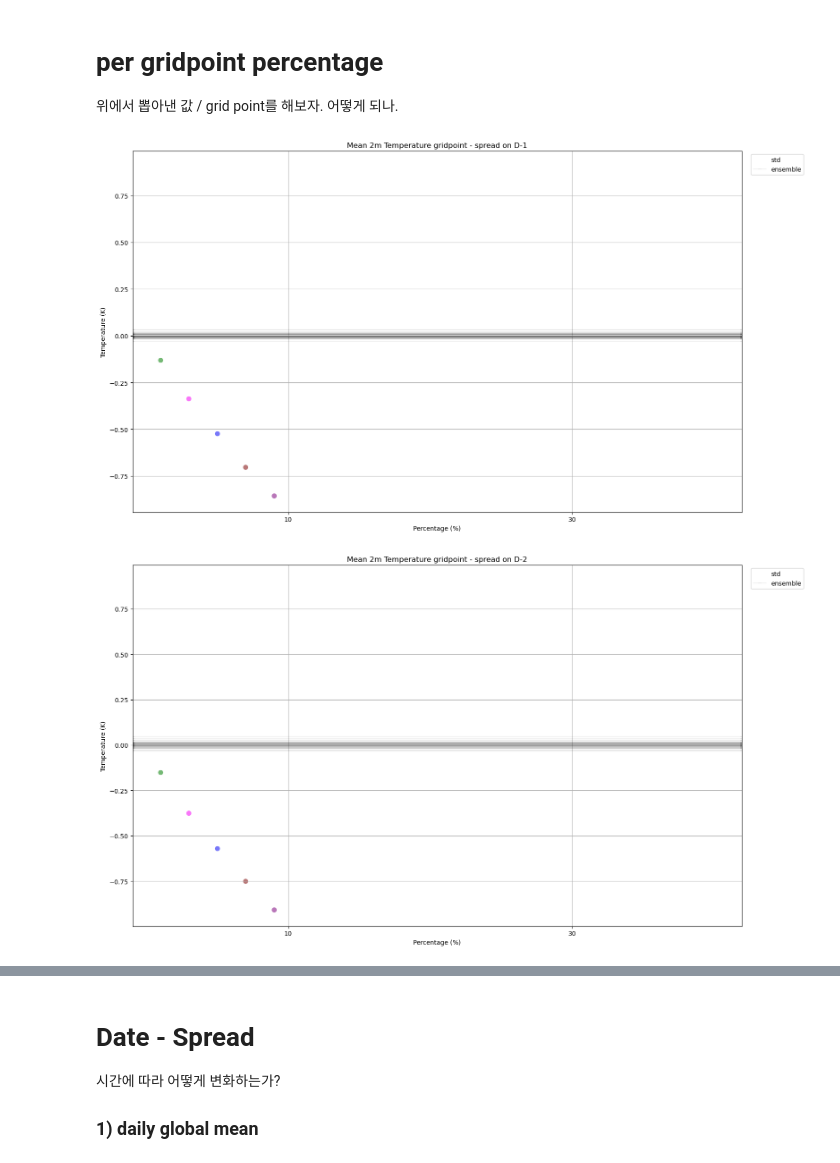
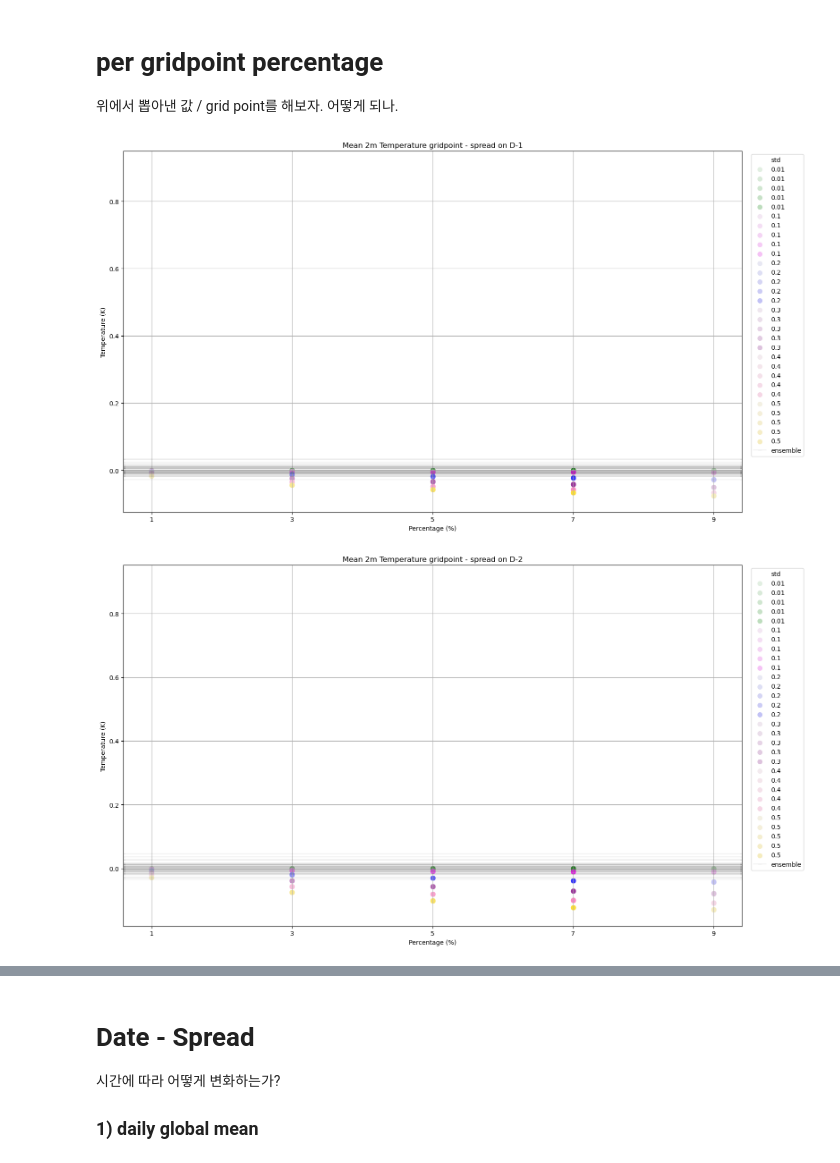
Before and after one commit to HisKim1/his_graphcast, a Jupyter notebook: spread/GC_spread_intensity.ipynb, the cells around one changed output, grey strips where cells are left out. Cells and saved outputs as stored; diff of their text form; code cells hidden in the pictures.

```diff
--- a/spread/GC_spread_intensity.ipynb
+++ b/spread/GC_spread_intensity.ipynb
@@ -46,7 +46,7 @@ for key, value in target_var.items():
     nwp_mean[key] = nwp[key].mean(dim="ensemble")
     nwp[key] -= nwp_mean[key]
 
-    with open(f"/data/GC_output/analysis/percent2/zoom_shuffle_percent_GC_{value}_GlobAvg.pkl", "rb") as f:
+    with open(f"/data/GC_output/analysis/shuffle/ERA5_{value}_GlobAvg.pkl", "rb") as f:
         gc_sample[key] = pickle.load(f)
 
     # with open(f"/data/GC_output/analysis/percent2/zoom_GC_{value}_GlobAvg.pkl", "rb") as f:
@@ -61,9 +83,11 @@ for key, value in target_var.items():
 from concurrent.futures import ThreadPoolExecutor
 import itertools
 
+length = len(gc_sample["2m_temperature"])
+
 def process_item(args):
     target_var, n = args
-    if n >= len(gc_sample[target_var]):
+    if n >= length:
         return None
 
     filename = gc_sample[target_var][n][0]
@@ -73,9 +97,9 @@ def process_item(args):
 
 with ThreadPoolExecutor() as executor:
     results = executor.map(process_item,
-                         itertools.product(list(target_var.keys()), range(30)))
+                         itertools.product(["2m_temperature"], range(length)))
 
-gc_sample = {'2m_temperature': [], 'geopotential': []}
+gc_sample = {'2m_temperature': []}
 for r in results:
     if r is not None:
         var, item = r
@@ -270,43 +294,43 @@ for target_date in range(10):
 
     #
 
-    plt.xticks([10, 30, 50, 70, 90])
+    plt.xticks([1, 3, 5, 7, 9])
     plt.ylabel(unit)
 
     # plt.scatter(40, 0.9, color=(1, 1, 1), label="blue: all var", marker='o')
     # plt.scatter(40, 0.9, color=(1, 1, 1), label="green: only target", marker='o')
     # plt.scatter(40, 0.9, color=(1, 1, 1), label="red: except target", marker='o')
 
-    plt.scatter(40, 0.9, color=(1, 1, 1), label="std", marker='o')
+    plt.scatter(4, 0.9, color=(1, 1, 1), label="std", marker='o')
     for i, (name, color, data) in enumerate(gc_sample[target_var]):
         # percent = int(name.split()[1].split("_")[1][0])*10
         # name = name.split()[1]
         # std = name.split("_")[0]
 
         percent = float(name.split("_")[1])
         std = float(name.split("_")[0])
 
         offset = 0 # (i%3 -1) * 1
         # if float(std) > 0.5:
         #     continue
-        if percent == 90:
+        if percent == 9:
             plt.scatter(percent+offset, data[target_date], color=color, label=f"{std}", marker='o', s=50) # {std}-{percent}%
         else:
             plt.scatter(percent+offset, data[target_date], color=color, marker='o', s=50)
 
     legend_shown=False
     for i, (value) in enumerate(nwp[target_var].isel(date=target_date)[target_var]):
         if not legend_shown:
             plt.axhline(y = value, color=(0.0000001, 0.0000001, 0.0000001), label="ensemble", marker='_', alpha=.05)
             legend_shown=True
         plt.axhline(y = value, color=(0.0000001, 0.0000001, 0.0000001), marker='_', alpha=.05)
     # plt.ylim(-0.01, 0.2)
     plt.legend(bbox_to_anchor=(1.01, 1), loc='upper left')
     plt.grid(True)
     plt.subplots_adjust(right=0.85)
     plt.tight_layout()
     plt.show()
     # plt.savefig(f"{target_var}_gridpoint_spread_zoom_D-{target_date+1}.png")
 # %% [output]
-[figure, old version]
+[figure, new version]
-[figure, old version]
+[figure, new version]
```
Also changed, not shown: parts of 11 cells of this notebook, 12 other files.
